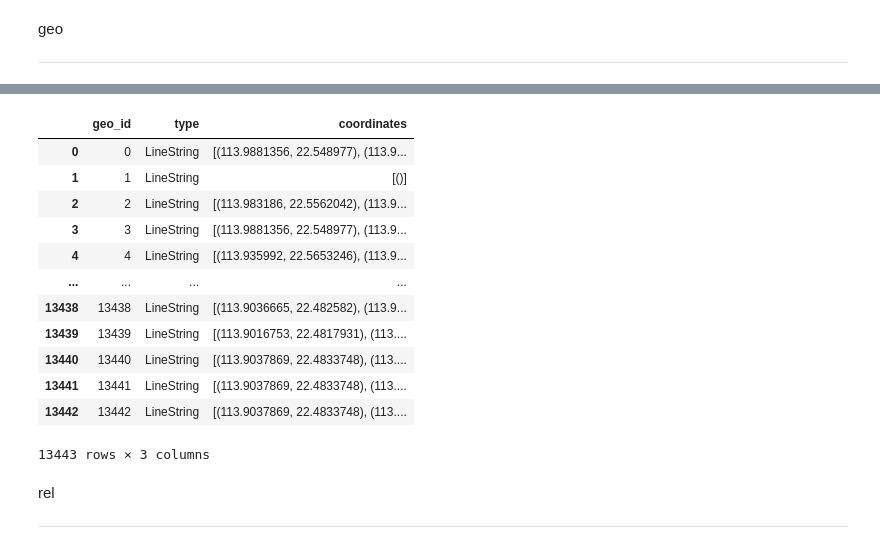
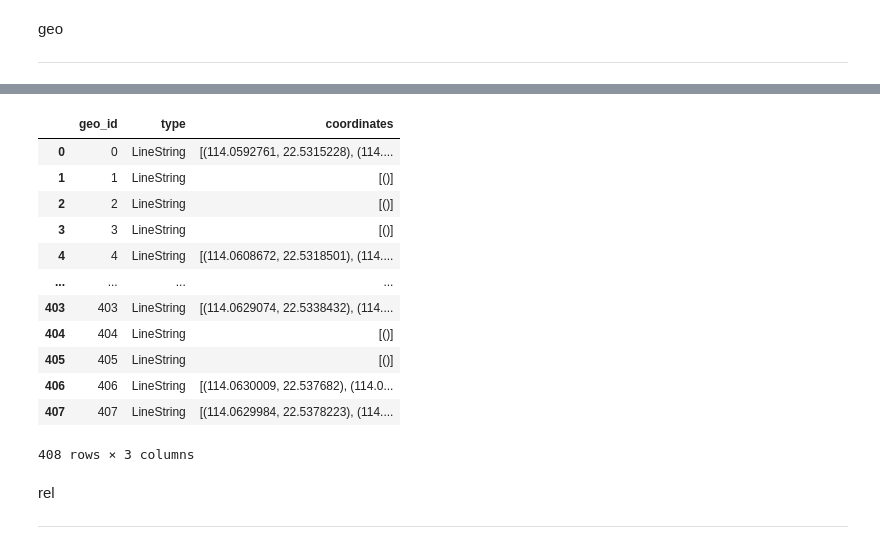
Before and after one commit to XDZhelheim/TrafficFlowModel, a Jupyter notebook: data_process/convert_atom_mm.ipynb, the cells around one changed output, grey strips where cells are left out. Saved outputs shown, nothing was run; the diff lists cells and outputs as text; code cells hidden in the pictures.

```diff
--- a/data_process/convert_atom_mm.ipynb
+++ b/data_process/convert_atom_mm.ipynb
@@ -92,22 +100,22 @@ df_nanshan_roads
-# %%
-df_nanshan_roads=df_nanshan_roads.reset_index(drop=True)
-df_nanshan_roads["geo_id"]=df_nanshan_roads.index
-df_nanshan_roads=df_nanshan_roads.fillna("[()]")
-# df_nanshan_roads=df_nanshan_roads.dropna()
-
-df_nanshan_roads
-# %% [output]
-|  | geo_id | type | coordinates |
-| 0 | 0 | LineString | [(113.9881356, 22.548977), (113.9... |
-| 1 | 1 | LineString | [()] |
-| 2 | 2 | LineString | [(113.983186, 22.5562042), (113.9... |
-| 3 | 3 | LineString | [(113.9881356, 22.548977), (113.9... |
-| 4 | 4 | LineString | [(113.935992, 22.5653246), (113.9... |
-| ... | ... | ... | ... |
-| 13438 | 13438 | LineString | [(113.9036665, 22.482582), (113.9... |
-| 13439 | 13439 | LineString | [(113.9016753, 22.4817931), (113.... |
-| 13440 | 13440 | LineString | [(113.9037869, 22.4833748), (113.... |
-| 13441 | 13441 | LineString | [(113.9037869, 22.4833748), (113.... |
-| 13442 | 13442 | LineString | [(113.9037869, 22.4833748), (113.... |
-13443 rows × 3 columns
+# %%
+df_roads=df_roads.reset_index(drop=True)
+df_roads["geo_id"]=df_roads.index
+df_roads=df_roads.fillna("[()]")
+# df_roads=df_roads.dropna()
+
+df_roads
+# %% [output]
+|  | geo_id | type | coordinates |
+| 0 | 0 | LineString | [(114.0592761, 22.5315228), (114.... |
+| 1 | 1 | LineString | [()] |
+| 2 | 2 | LineString | [()] |
+| 3 | 3 | LineString | [()] |
+| 4 | 4 | LineString | [(114.0608672, 22.5318501), (114.... |
+| ... | ... | ... | ... |
+| 403 | 403 | LineString | [(114.0629074, 22.5338432), (114.... |
+| 404 | 404 | LineString | [()] |
+| 405 | 405 | LineString | [()] |
+| 406 | 406 | LineString | [(114.0630009, 22.537682), (114.0... |
+| 407 | 407 | LineString | [(114.0629984, 22.5378223), (114.... |
+408 rows × 3 columns
 # %%
```
Also changed, not shown: parts of 14 cells of this notebook, 6 other files.
